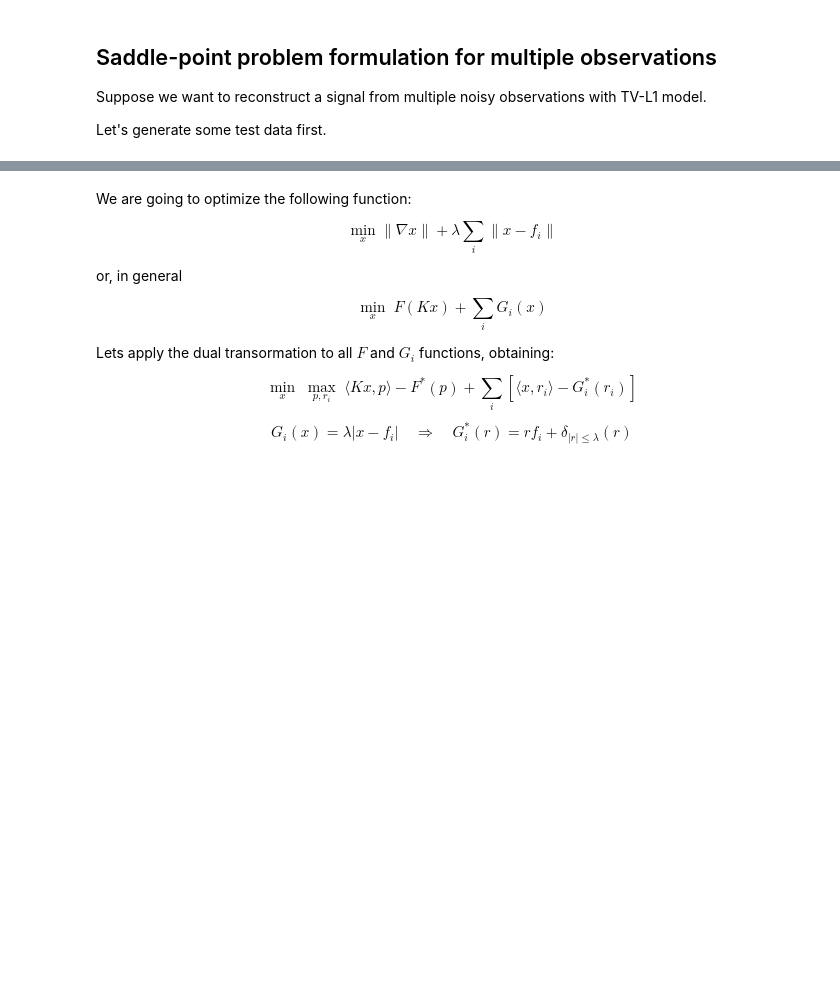
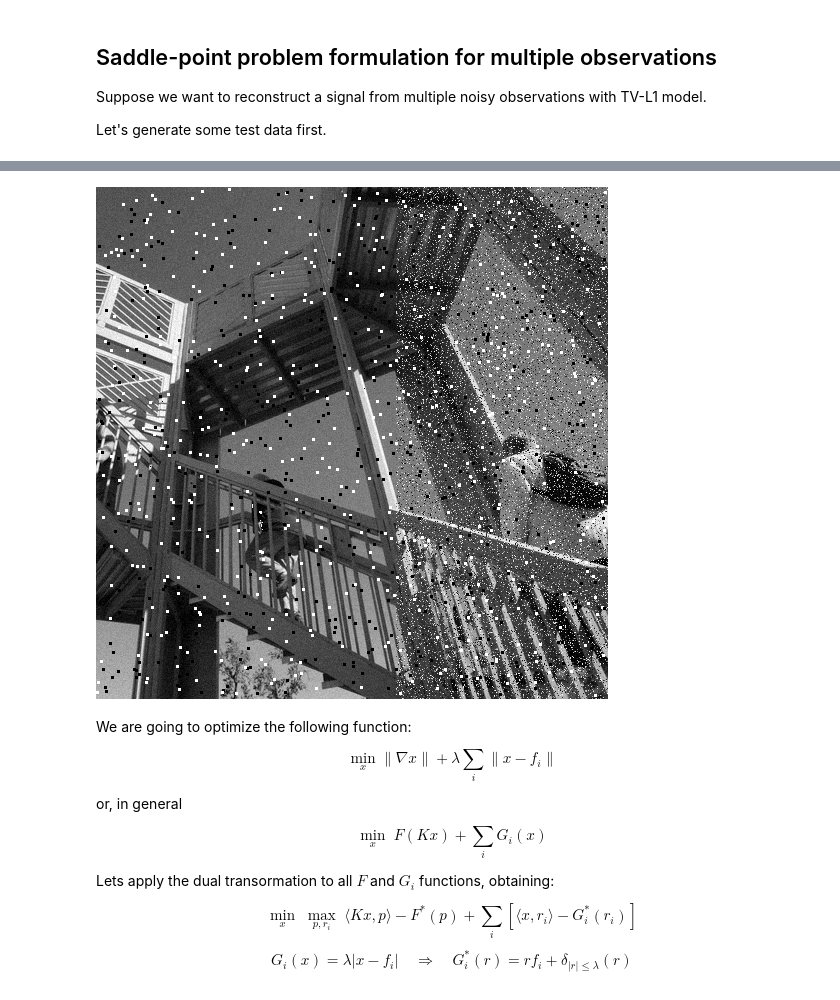
Before and after one commit to cmprince/hpc17, a Jupyter notebook: proj/TV_denoise.ipynb, the cells around one changed output, grey strips where cells are left out. Cells and saved outputs as stored; diff of their text form; code cells hidden in the pictures; blank space fills up the shorter version.

```diff
--- a/proj/TV_denoise.ipynb
+++ b/proj/TV_denoise.ipynb
@@ -295,3 +297,7 @@ showarray(observations[0])
+# %%
+showarray(observations[1])
+# %% [output]
+[figure, added]
 # %% [markdown]
 We are going to optimize the following function:
 
```
Also changed, not shown: parts of 13 cells of this notebook.
